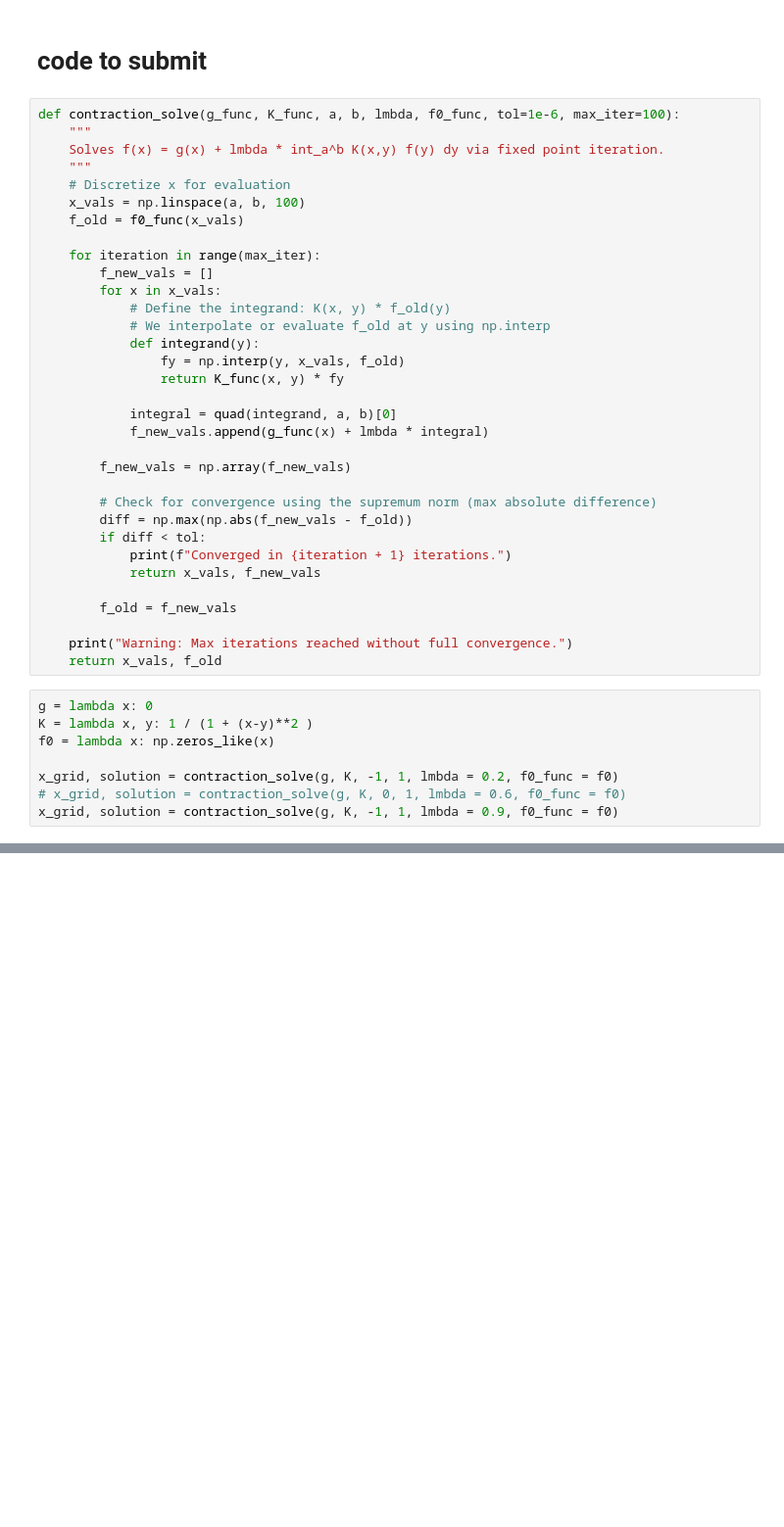
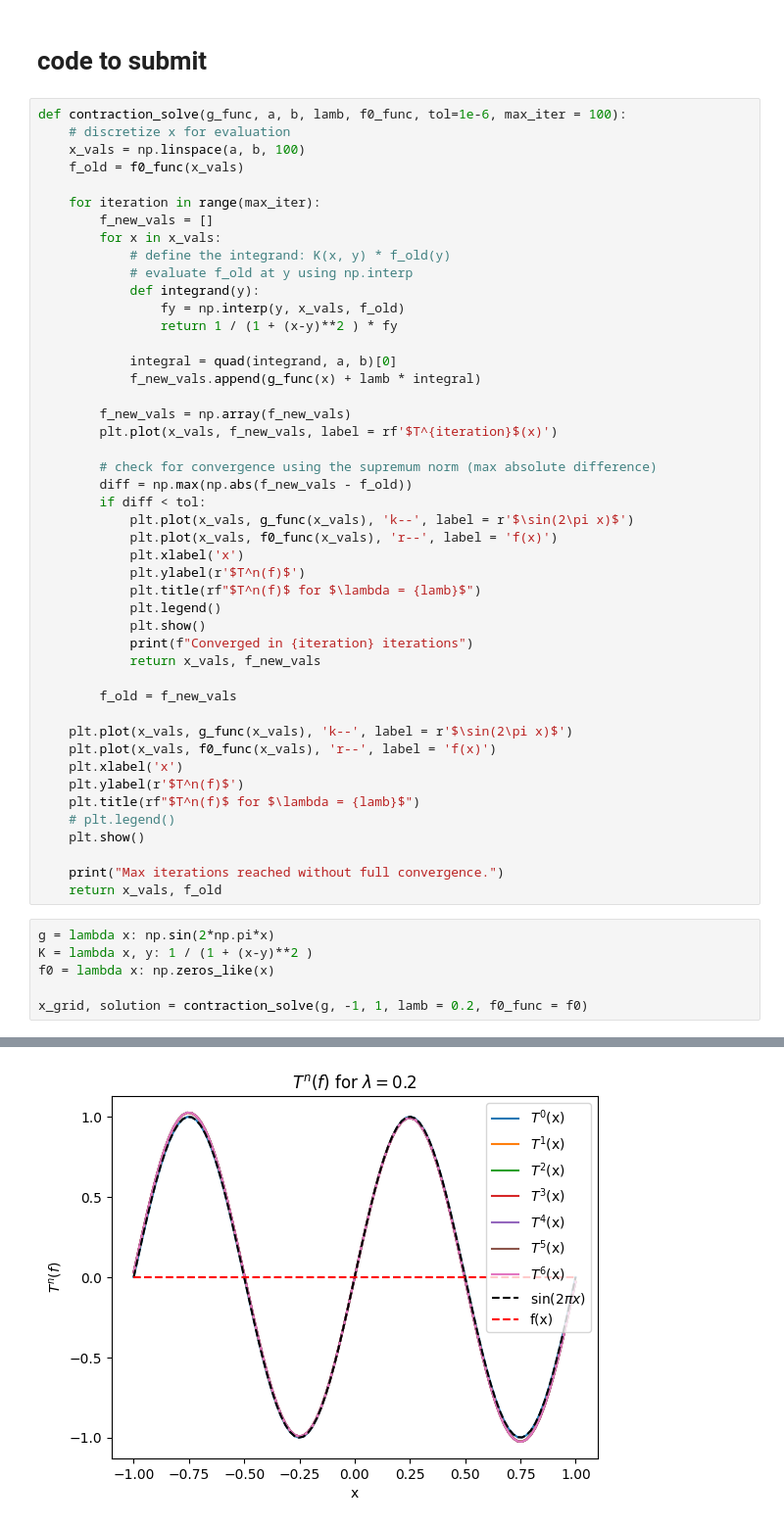
Before and after one commit to tharmothia/Dynamics26, a Jupyter notebook: APPM5460_HW02_04_Kersh.ipynb, the cells around one changed output, grey strips where cells are left out. Shown at 98% size. Drawn from its saved outputs; the diff is of its cells as text; blank space fills up the shorter version.

```diff
--- a/APPM5460_HW02_04_Kersh.ipynb
+++ b/APPM5460_HW02_04_Kersh.ipynb
@@ -5,44 +5,55 @@ from scipy.integrate import *
 # %% [markdown]
 # code to submit
 # %%
-def contraction_solve(g_func, K_func, a, b, lmbda, f0_func, tol=1e-6, max_iter=100):
-    """
-    Solves f(x) = g(x) + lmbda * int_a^b K(x,y) f(y) dy via fixed point iteration.
-    """
-    # Discretize x for evaluation
+def contraction_solve(g_func, a, b, lamb, f0_func, tol=1e-6, max_iter = 100):
+    # discretize x for evaluation
     x_vals = np.linspace(a, b, 100)
     f_old = f0_func(x_vals)
 
     for iteration in range(max_iter):
         f_new_vals = []
         for x in x_vals:
-            # Define the integrand: K(x, y) * f_old(y)
-            # We interpolate or evaluate f_old at y using np.interp
+            # define the integrand: K(x, y) * f_old(y)
+            # evaluate f_old at y using np.interp
             def integrand(y):
                 fy = np.interp(y, x_vals, f_old)
-                return K_func(x, y) * fy
+                return 1 / (1 + (x-y)**2 ) * fy
 
             integral = quad(integrand, a, b)[0]
-            f_new_vals.append(g_func(x) + lmbda * integral)
+            f_new_vals.append(g_func(x) + lamb * integral)
 
         f_new_vals = np.array(f_new_vals)
+        plt.plot(x_vals, f_new_vals, label = rf'$T^{iteration}$(x)')
 
-        # Check for convergence using the supremum norm (max absolute difference)
+        # check for convergence using the supremum norm (max absolute difference)
         diff = np.max(np.abs(f_new_vals - f_old))
         if diff < tol:
-            print(f"Converged in {iteration + 1} iterations.")
+            plt.plot(x_vals, g_func(x_vals), 'k--', label = r'$\sin(2\pi x)$')
+            plt.plot(x_vals, f0_func(x_vals), 'r--', label = 'f(x)')
+            plt.xlabel('x')
+            plt.ylabel(r'$T^n(f)$')
+            plt.title(rf"$T^n(f)$ for $\lambda = {lamb}$")
+            plt.legend()
+            plt.show()
+            print(f"Converged in {iteration} iterations")
             return x_vals, f_new_vals
 
         f_old = f_new_vals
 
-    print("Warning: Max iterations reached without full convergence.")
+    plt.plot(x_vals, g_func(x_vals), 'k--', label = r'$\sin(2\pi x)$')
+    plt.plot(x_vals, f0_func(x_vals), 'r--', label = 'f(x)')
+    plt.xlabel('x')
+    plt.ylabel(r'$T^n(f)$')
+    plt.title(rf"$T^n(f)$ for $\lambda = {lamb}$")
+    # plt.legend()
+    plt.show()
+
+    print("Max iterations reached without full convergence.")
     return x_vals, f_old
 # %%
-g = lambda x: 0
+g = lambda x: np.sin(2*np.pi*x)
 K = lambda x, y: 1 / (1 + (x-y)**2 )
 f0 = lambda x: np.zeros_like(x)
 
-x_grid, solution = contraction_solve(g, K, -1, 1, lmbda = 0.2, f0_func = f0)
-# x_grid, solution = contraction_solve(g, K, 0, 1, lmbda = 0.6, f0_func = f0)
-x_grid, solution = contraction_solve(g, K, -1, 1, lmbda = 0.9, f0_func = f0)
+x_grid, solution = contraction_solve(g, -1, 1, lamb = 0.2, f0_func = f0)
 # %% [output]
@@ -50,0 +65 @@ Converged in 1 iterations.
+[figure, added]
```
Also changed, not shown: parts of 7 cells of this notebook.
